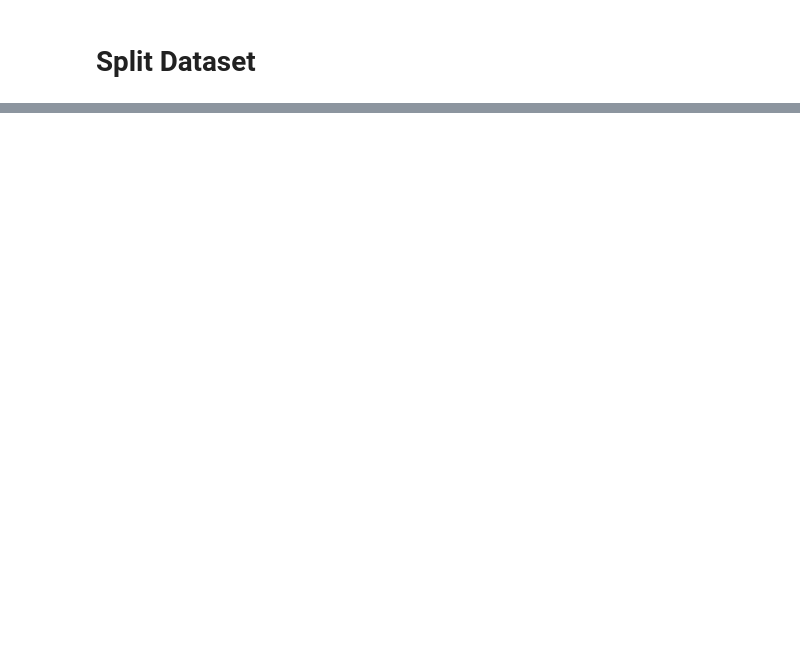
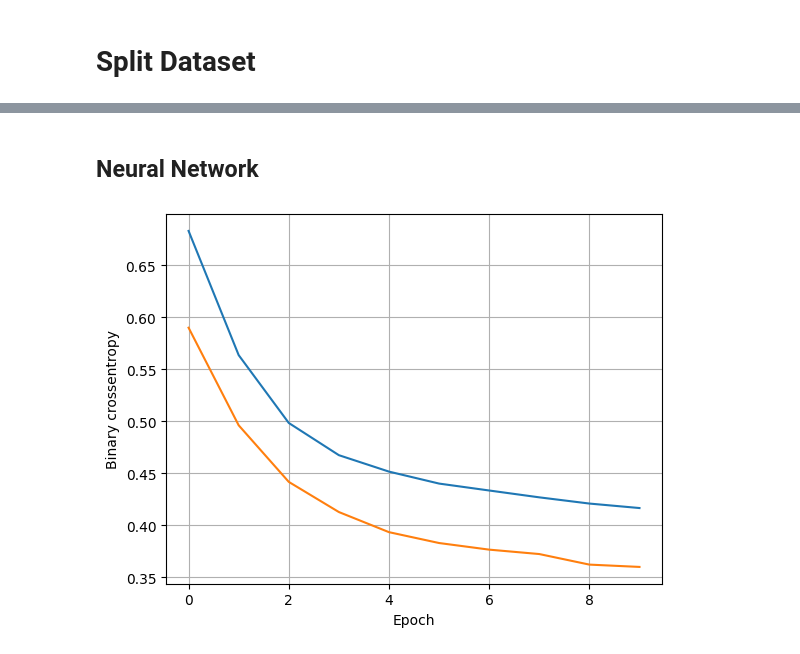
Before and after one commit to d3smondwong/Kaggle-Titanic---Predict-survival, a Jupyter notebook: Kaggle Titanic Predict survival.ipynb, the cells around one changed output, grey strips where cells are left out. Saved outputs shown, nothing was run; the diff lists cells and outputs as text; code cells hidden in the pictures; blank space fills up the shorter version.

Commit message:
Updated with new models and submission

```diff
--- a/Kaggle Titanic Predict survival.ipynb
+++ b/Kaggle Titanic Predict survival.ipynb
@@ -326,0 +381,3 @@ dtype: int64
+# %%
+knn_model = KNeighborsClassifier(n_neighbors=5)
+knn_model.fit(X_train, y_train)
@@ -326,0 +448,2 @@ dtype: int64
+# %% [markdown]
+## Neural Network
@@ -326,0 +452,38 @@ dtype: int64
+# %%
+# sequential groups a linear stack of layers into a Model
+# tf.keras.layers : Pass a dense layer with the following attriubutes https://www.tensorflow.org/api_docs/python/tf/keras/layers
+# final layer is a sigmoid. projecting predictions to be zero or one. like a logistic regression. Can round to 0 or 1 and classify g & h
+nn_model = tf.keras.Sequential([
+      tf.keras.layers.Dense(32, activation='relu', input_shape=(14,)),
+      tf.keras.layers.Dense(32, activation='relu'),
+      tf.keras.layers.Dense(1, activation='sigmoid')
+  ])
+
+# default learning rate is 0.001 so we just keep it as it is
+nn_model.compile(optimizer=tf.keras.optimizers.Adam(0.001), loss='binary_crossentropy',
+                  metrics=['accuracy'])
+# %%
+history = nn_model.fit(
+    X_train, y_train, epochs=10, batch_size=32, validation_split=0.2, verbose=0
+  )
+# %%
+# from tensorflow tutorial. plot the loss of the model over the different epoch
+def plot_loss(history):
+  plt.plot(history.history['loss'], label='loss')
+  plt.plot(history.history['val_loss'], label='val_loss')
+  plt.xlabel('Epoch')
+  plt.ylabel('Binary crossentropy')
+  plt.grid(True)
+  plt.show()
+
+def plot_accuracy(history):
+  plt.plot(history.history['accuracy'], label='accuracy')
+  plt.plot(history.history['val_accuracy'], label='val_accuracy')
+  plt.xlabel('Epoch')
+  plt.ylabel('Accuracy')
+  plt.grid(True)
+  plt.show()
+# %%
+plot_loss(history)
+# %% [output]
+[figure, added]
```
Also changed, not shown: parts of 47 cells of this notebook, 5 other files.
